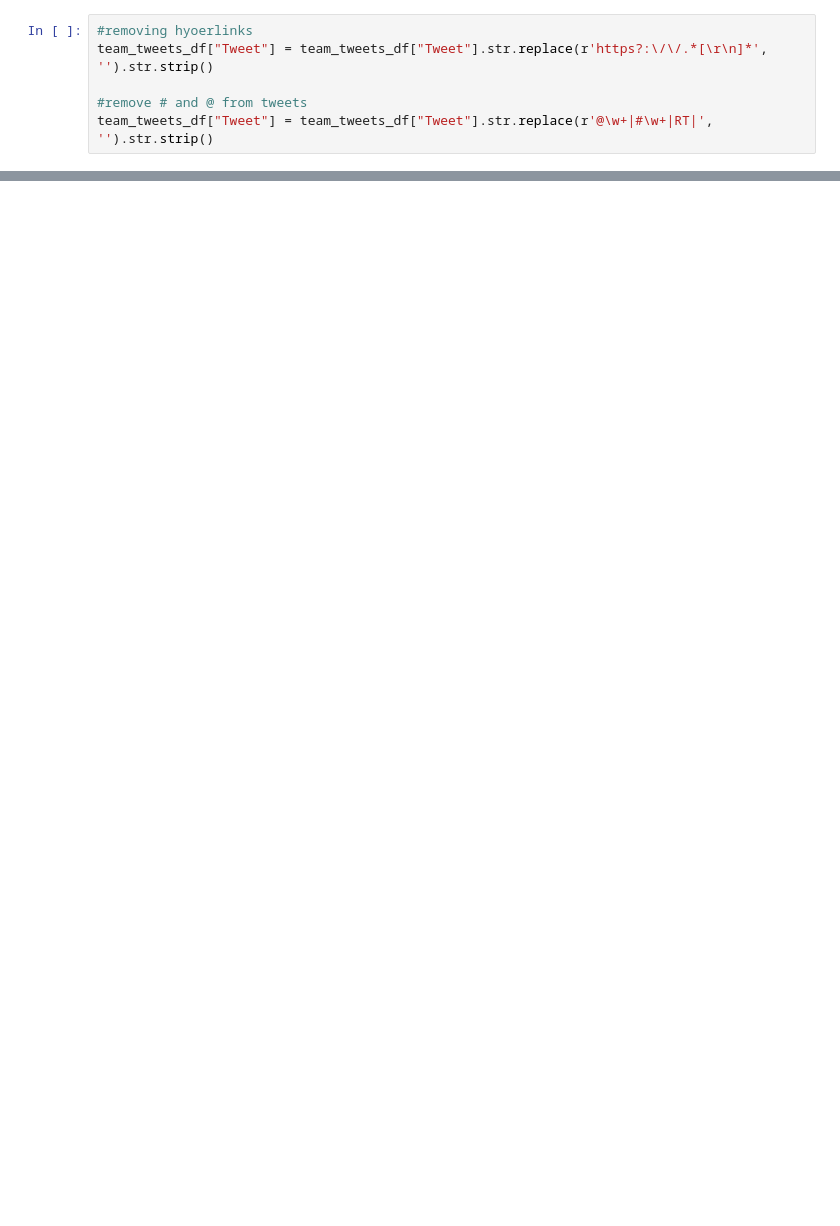
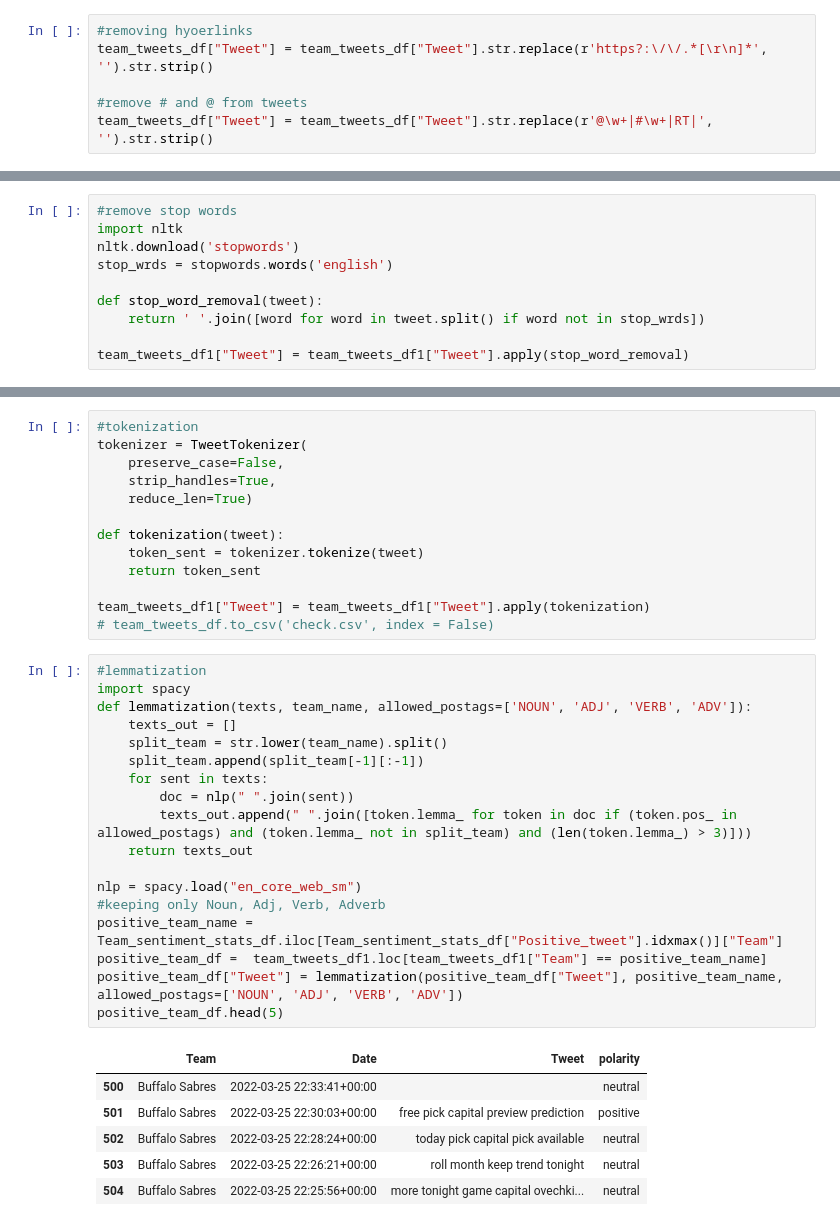
Before and after one commit to aadityapanchal/NHL-Analytics, a Jupyter notebook: Tweet_Sentiment_analysis.ipynb, the cells around one changed output, grey strips where cells are left out. Drawn from its saved outputs; the diff is of its cells as text; blank space fills up the shorter version.

```diff
--- a/Tweet_Sentiment_analysis.ipynb
+++ b/Tweet_Sentiment_analysis.ipynb
@@ -397,0 +250,10 @@ plt.title("Segregation of Topic Clusters", )
+# %%
+#remove stop words
+import nltk
+nltk.download('stopwords')
+stop_wrds = stopwords.words('english')
+
+def stop_word_removal(tweet):
+    return ' '.join([word for word in tweet.split() if word not in stop_wrds])
+
+team_tweets_df1["Tweet"] = team_tweets_df1["Tweet"].apply(stop_word_removal)
@@ -397,0 +263,38 @@ plt.title("Segregation of Topic Clusters", )
+# %%
+#tokenization
+tokenizer = TweetTokenizer(
+    preserve_case=False,
+    strip_handles=True,
+    reduce_len=True)
+
+def tokenization(tweet):
+    token_sent = tokenizer.tokenize(tweet)
+    return token_sent
+
+team_tweets_df1["Tweet"] = team_tweets_df1["Tweet"].apply(tokenization)
+# team_tweets_df.to_csv('check.csv', index = False)
+# %%
+#lemmatization
+import spacy
+def lemmatization(texts, team_name, allowed_postags=['NOUN', 'ADJ', 'VERB', 'ADV']):
+    texts_out = []
+    split_team = str.lower(team_name).split()
+    split_team.append(split_team[-1][:-1])
+    for sent in texts:
+        doc = nlp(" ".join(sent))
+        texts_out.append(" ".join([token.lemma_ for token in doc if (token.pos_ in allowed_postags) and (token.lemma_ not in split_team) and (len(token.lemma_) > 3)]))
+    return texts_out
+
+nlp = spacy.load("en_core_web_sm")
+#keeping only Noun, Adj, Verb, Adverb
+positive_team_name = Team_sentiment_stats_df.iloc[Team_sentiment_stats_df["Positive_tweet"].idxmax()]["Team"]
+positive_team_df =  team_tweets_df1.loc[team_tweets_df1["Team"] == positive_team_name]
+positive_team_df["Tweet"] = lemmatization(positive_team_df["Tweet"], positive_team_name, allowed_postags=['NOUN', 'ADJ', 'VERB', 'ADV'])
+positive_team_df.head(5)
+# %% [output]
+|  | Team | Date | Tweet | polarity |
+| 500 | Buffalo Sabres | 2022-03-25 22:33:41+00:00 |  | neutral |
+| 501 | Buffalo Sabres | 2022-03-25 22:30:03+00:00 | free pick capital preview prediction | positive |
+| 502 | Buffalo Sabres | 2022-03-25 22:28:24+00:00 | today pick capital pick available | neutral |
+| 503 | Buffalo Sabres | 2022-03-25 22:26:21+00:00 | roll month keep trend tonight | neutral |
+| 504 | Buffalo Sabres | 2022-03-25 22:25:56+00:00 | more tonight game capital ovechki... | neutral |
```
Also changed, not shown: parts of 59 cells of this notebook, 11 other files.
